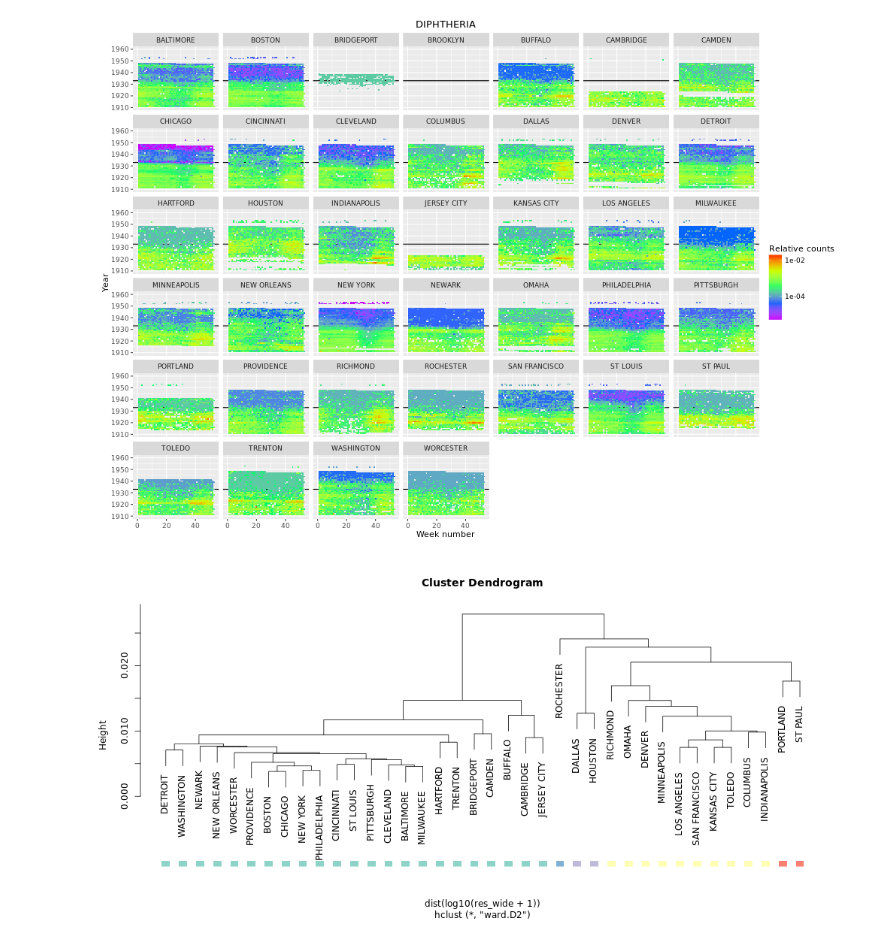
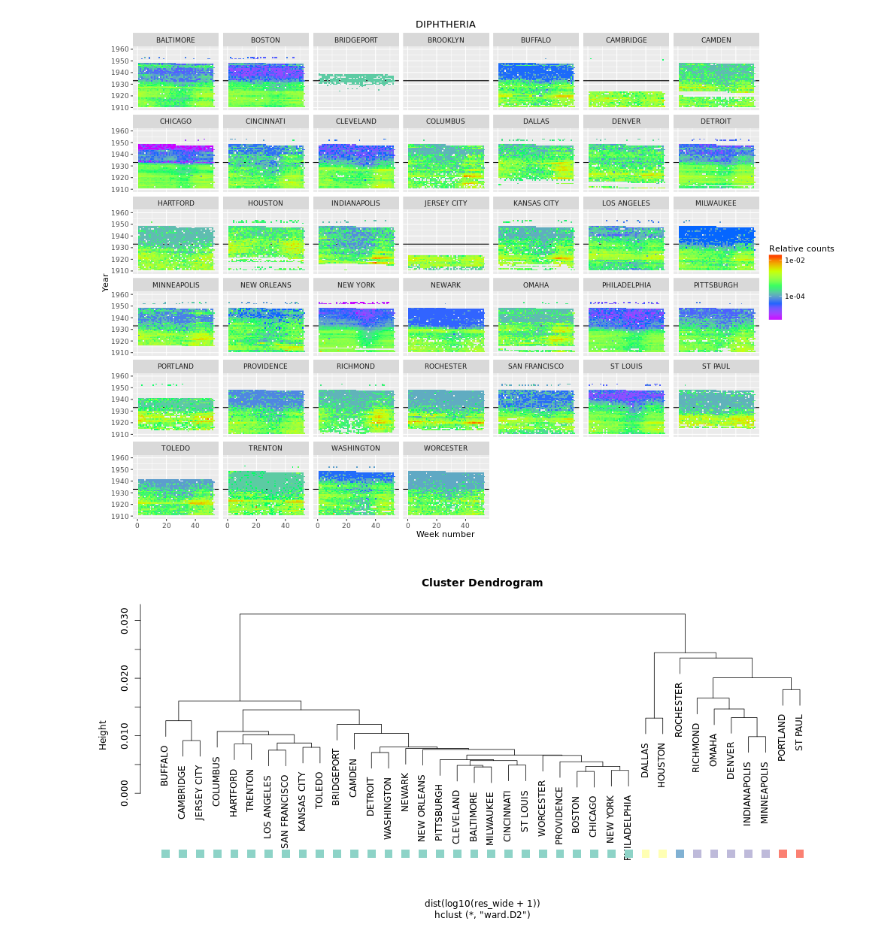
Before and after one commit to lgautier/project-tycho-utilities, a Jupyter notebook: notebook/measles_and_diphteria.ipynb, the cells around one changed output. Saved outputs shown, nothing was run; the diff lists cells and outputs as text; code cells hidden in the pictures.

Commit message:
Added figures

```diff
--- a/notebook/measles_and_diphteria.ipynb
+++ b/notebook/measles_and_diphteria.ipynb
@@ -443,28 +467,28 @@ print(p)
 # %%
 %%R -w 1000
 
 by_loc <- dataf_plot %>%
             dplyr::filter(as.integer(year) >= 1910, as.integer(year) <= 1960) %>%
             dplyr::group_by(city)
 vmat <- function(d) {
     m <- matrix(0, nrow=1960-1910, ncol=54)
     idx <- as.matrix(d %>% dplyr::mutate(x=as.integer(year)-1910, y=weeknum+1) %>% select(x, y))
-    m[idx] <- d$count/d$sumcount
+    m[idx] <- (d$count+1)/(d$sumcount+1)
     data.frame(value=c(m),i=seq(along=c(m)))
 }
 res_long <- by_loc %>%
             dplyr::do(vmat(.))
 res_wide <- reshape2::acast(res_long, city~i, value.var="value")
 
 hc <- hclust(dist(log10(res_wide+1)), method="ward.D2")
 ct <- cutree(hc, h=0.02)
 dataf_ct <- data.frame(city=names(ct),
                        grp=as.factor(paste("grp:", unname(ct))))
 plot(hc, hang=0.1)
 colors <- RColorBrewer::brewer.pal(length(unique(ct)), "Set3")
 points(seq(along=ct), rep(-0.0105, length(ct)), col = colors[ct[hc$order]], pch=15, cex=2)
 # %% [output]
-[figure, old version]
+[figure, new version]
 # %%
 %%R -w 1000 -h 1000
 
```
Also changed, not shown: parts of 12 cells of this notebook.
